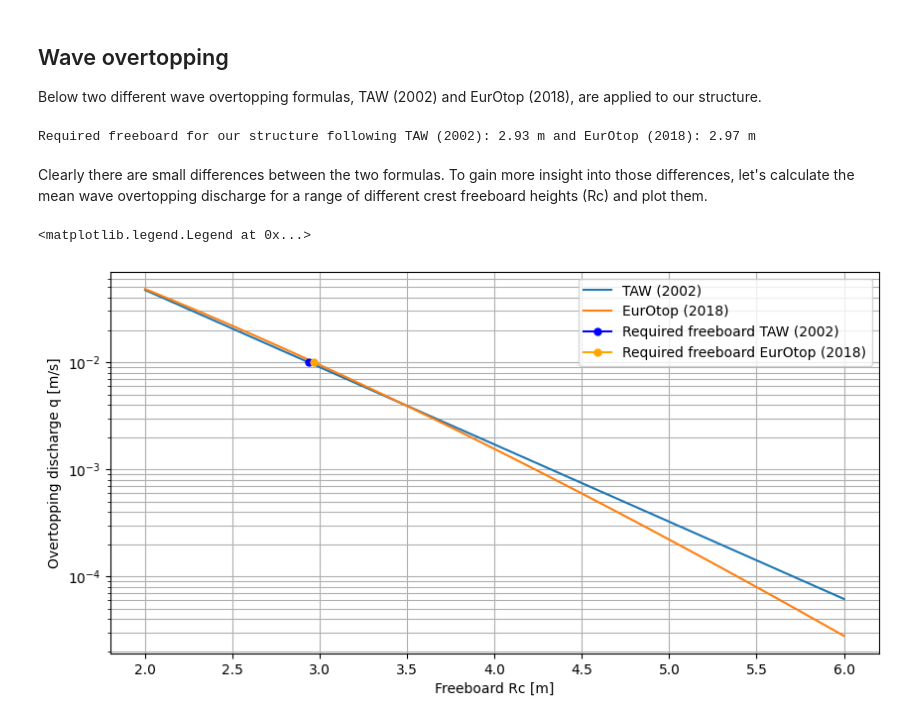
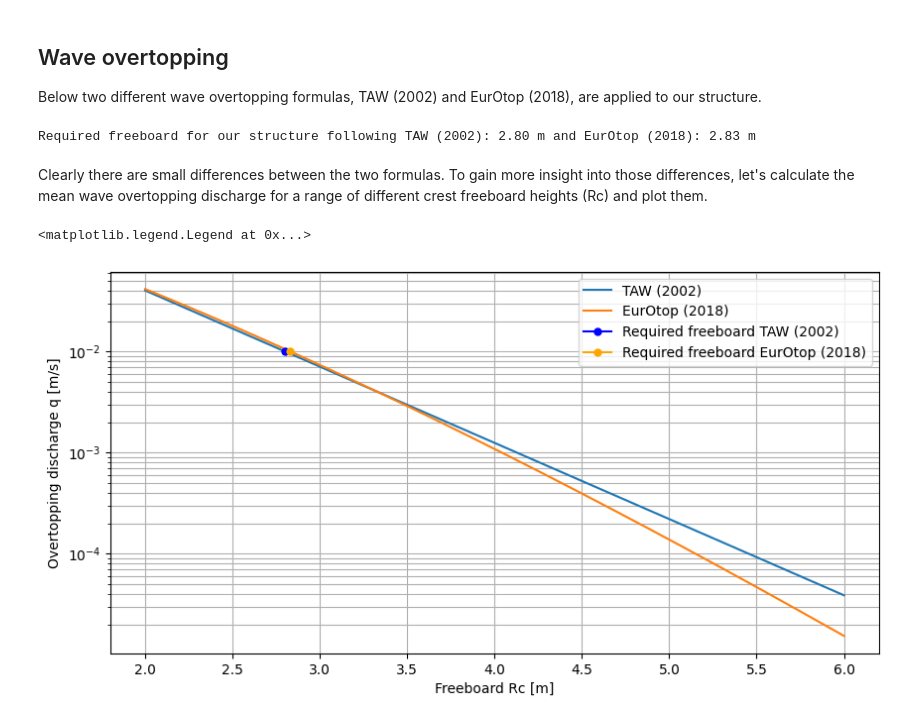
Before and after one commit to Deltares-research/coastal-structures-toolbox, a Jupyter notebook: examples/examples.ipynb, the cells around one changed output. Saved outputs shown, nothing was run; the diff lists cells and outputs as text; code cells hidden in the pictures.

```diff
--- a/examples/examples.ipynb
+++ b/examples/examples.ipynb
@@ -11,8 +14,7 @@ import deltares_coastal_structures_toolbox.functions.hydraulic.wave_overtopping.
 # %% [markdown]
 ### Example structure - Rubble-Mound Breakwater
 # %%
-cot_alpha_down = 2.0
-cot_alpha_up = 2.5
+cot_alpha = 2.5
 B_berm = 3.0
 db = 0.5
 Rc_var = np.linspace(2.0, 6.0, 1000)
@@ -34,8 +36,7 @@ Rc_taw2002, _ = wave_overtopping_taw2002.calculate_crest_freeboard_Rc(
     Tmm10=Tmm10,
     beta=beta,
     q=q_max,
-    cot_alpha_down=cot_alpha_down,
-    cot_alpha_up=cot_alpha_up,
+    cot_alpha=cot_alpha,
     B_berm=B_berm,
     db=db,
 )
@@ -44,8 +45,7 @@ Rc_eurotop2018, _ = wave_overtopping_eurotop2018.calculate_crest_freeboard_Rc(
     Tmm10=Tmm10,
     beta=beta,
     q=q_max,
-    cot_alpha_down=cot_alpha_down,
-    cot_alpha_up=cot_alpha_up,
+    cot_alpha=cot_alpha,
     B_berm=B_berm,
     db=db,
 )
@@ -54,41 +54,39 @@ print(
     f"Required freeboard for our structure following TAW (2002): {Rc_taw2002:.2f} m and EurOtop (2018): {Rc_eurotop2018:.2f} m"
 )
 # %% [output]
-Required freeboard for our structure following TAW (2002): 2.93 m and EurOtop (2018): 2.97 m
+Required freeboard for our structure following TAW (2002): 2.80 m and EurOtop (2018): 2.83 m
 # %% [markdown]
 Clearly there are small differences between the two formulas. To gain more insight into those differences, let's calculate the mean wave overtopping discharge for a range of different crest freeboard heights (Rc) and plot them.
 # %%
 q_taw2002, _ = wave_overtopping_taw2002.calculate_overtopping_discharge_q(
     Hm0=Hm0,
     Tmm10=Tmm10,
     beta=beta,
     Rc=Rc_var,
-    cot_alpha_down=cot_alpha_down,
-    cot_alpha_up=cot_alpha_up,
+    cot_alpha=cot_alpha,
     B_berm=B_berm,
     db=db,
 )
 q_eurotop2018, _ = wave_overtopping_eurotop2018.calculate_overtopping_discharge_q(
     Hm0=Hm0,
     Tmm10=Tmm10,
     beta=beta,
     Rc=Rc_var,
-    cot_alpha_down=cot_alpha_down,
-    cot_alpha_up=cot_alpha_up,
+    cot_alpha=cot_alpha,
     B_berm=B_berm,
     db=db,
 )
 
 plt.figure(figsize=(10, 5))
 plt.plot(Rc_var, q_taw2002, label="TAW (2002)")
 plt.plot(Rc_var, q_eurotop2018, label="EurOtop (2018)")
 plt.plot(Rc_taw2002, q_max, label="Required freeboard TAW (2002)", marker="o", markersize=5, color="blue")
 plt.plot(Rc_eurotop2018, q_max, label="Required freeboard EurOtop (2018)", marker="o", markersize=5, color="orange")
 plt.yscale("log")
 plt.xlabel("Freeboard Rc [m]")
 plt.ylabel("Overtopping discharge q [m/s]")
 plt.grid(which="both")
 plt.legend()
 # %% [output]
 <matplotlib.legend.Legend at 0x...>
-[figure, old version]
+[figure, new version]
```
Also changed, not shown: parts of 5 cells of this notebook.
